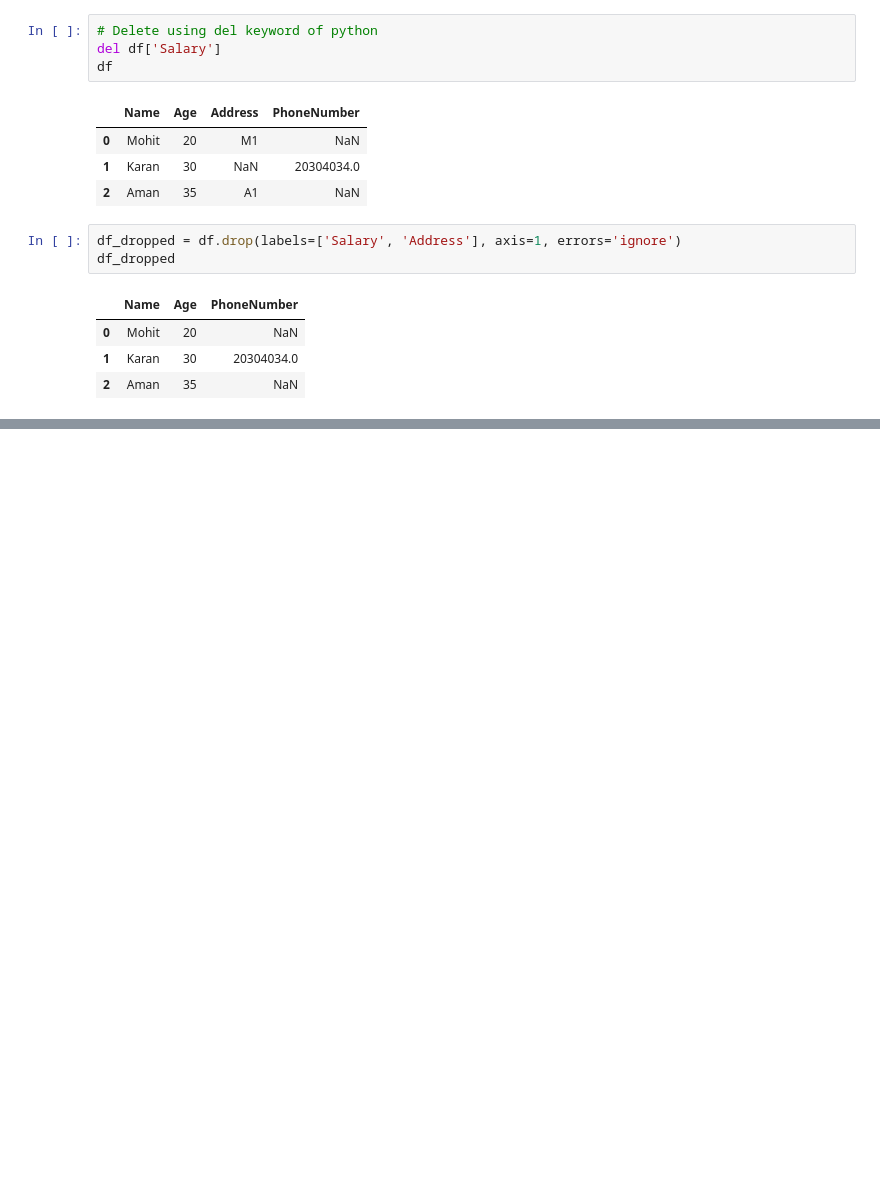
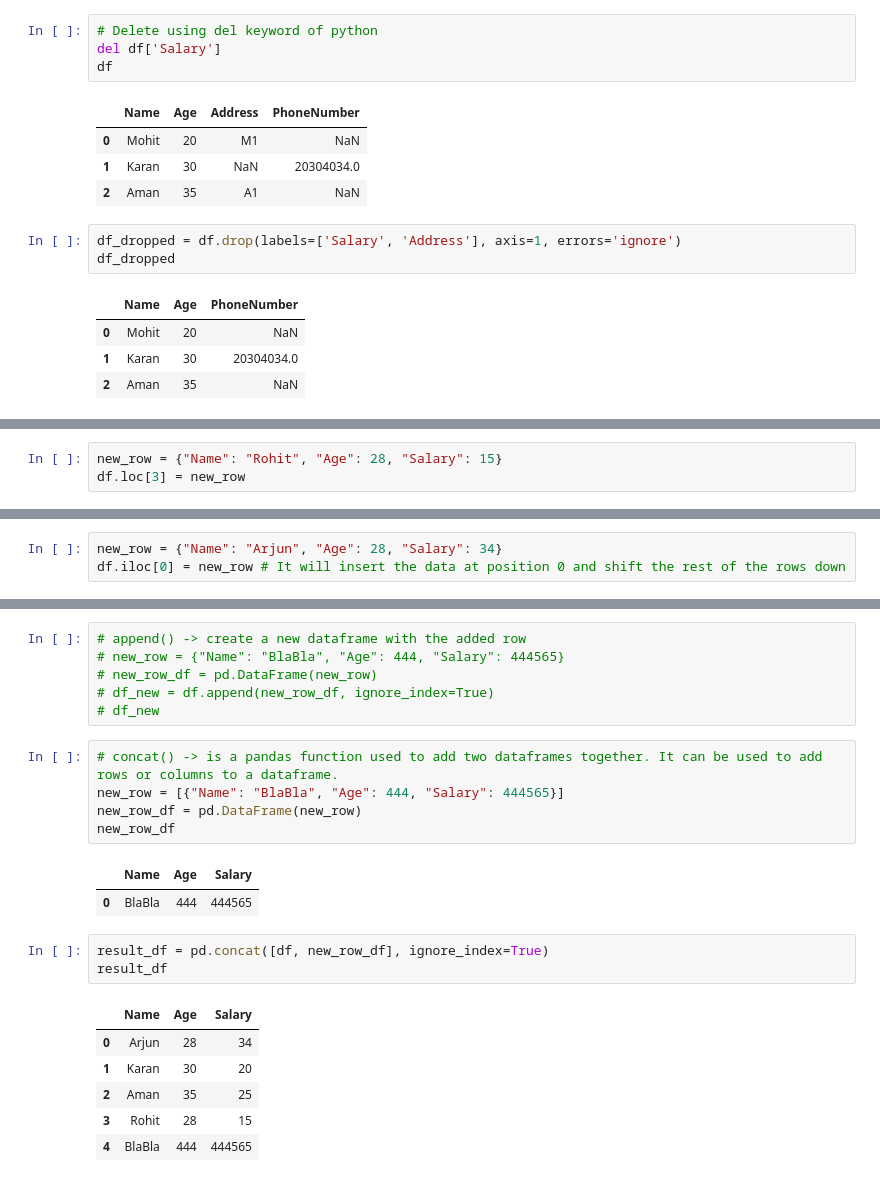
Before and after one commit to mohitsingh109/Learning-Python-March, a Jupyter notebook: Pandas.ipynb, the cells around one changed output, grey strips where cells are left out. Cells and saved outputs as stored; diff of their text form; blank space fills up the shorter version.

Commit message:
pandas

```diff
--- a/Pandas.ipynb
+++ b/Pandas.ipynb
@@ -191,0 +266,3 @@ df_dropped
+# %%
+new_row = {"Name": "Rohit", "Age": 28, "Salary": 15}
+df.loc[3] = new_row
@@ -191,0 +277,3 @@ df_dropped
+# %%
+new_row = {"Name": "Arjun", "Age": 28, "Salary": 34}
+df.iloc[0] = new_row # It will insert the data at position 0 and shift the rest of the rows down
@@ -191,0 +288,24 @@ df_dropped
+# %%
+# append() -> create a new dataframe with the added row
+# new_row = {"Name": "BlaBla", "Age": 444, "Salary": 444565}
+# new_row_df = pd.DataFrame(new_row)
+# df_new = df.append(new_row_df, ignore_index=True)
+# df_new
+# %%
+# concat() -> is a pandas function used to add two dataframes together. It can be used to add rows or columns to a dataframe.
+new_row = [{"Name": "BlaBla", "Age": 444, "Salary": 444565}]
+new_row_df = pd.DataFrame(new_row)
+new_row_df
+# %% [output]
+|  | Name | Age | Salary |
+| 0 | BlaBla | 444 | 444565 |
+# %%
+result_df = pd.concat([df, new_row_df], ignore_index=True)
+result_df
+# %% [output]
+|  | Name | Age | Salary |
+| 0 | Arjun | 28 | 34 |
+| 1 | Karan | 30 | 20 |
+| 2 | Aman | 35 | 25 |
+| 3 | Rohit | 28 | 15 |
+| 4 | BlaBla | 444 | 444565 |
```
Also changed, not shown: parts of 25 cells of this notebook, 1 other file.
